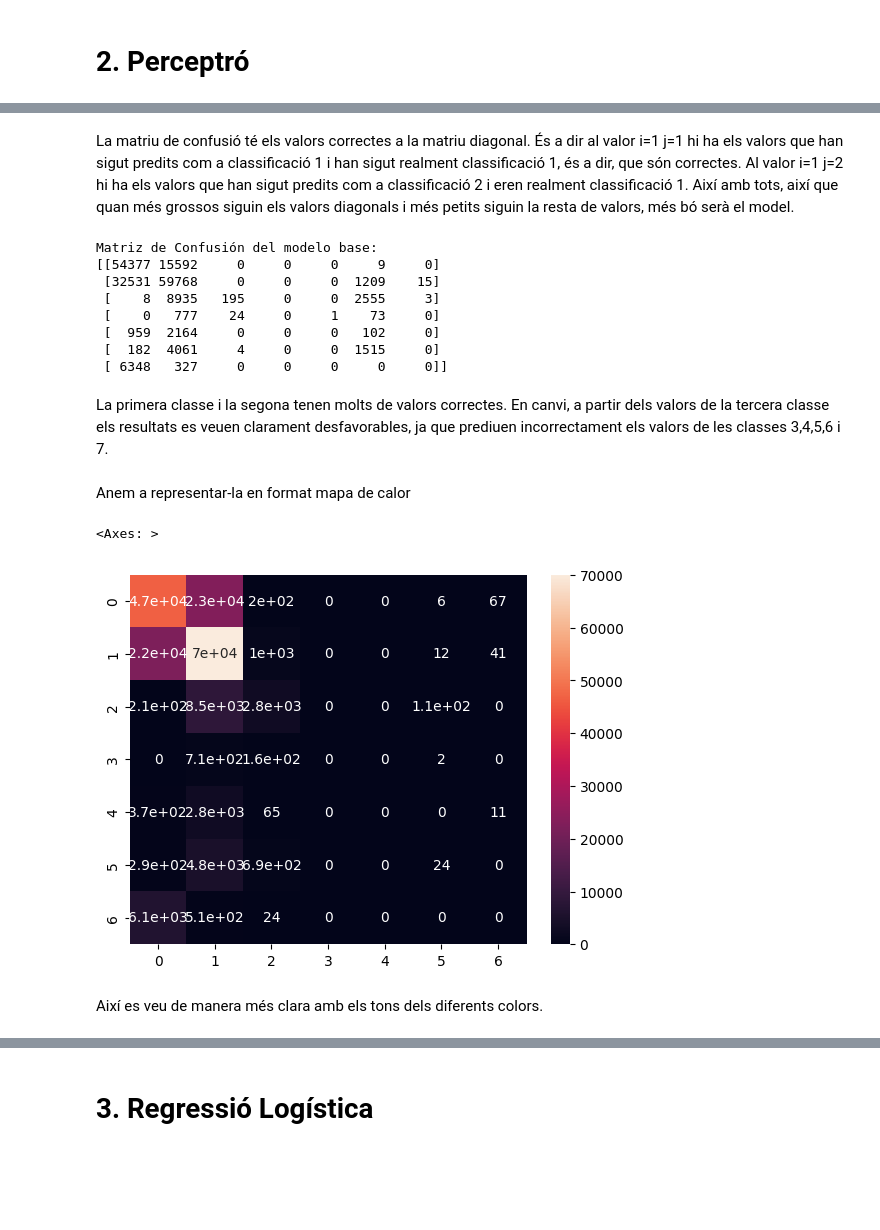
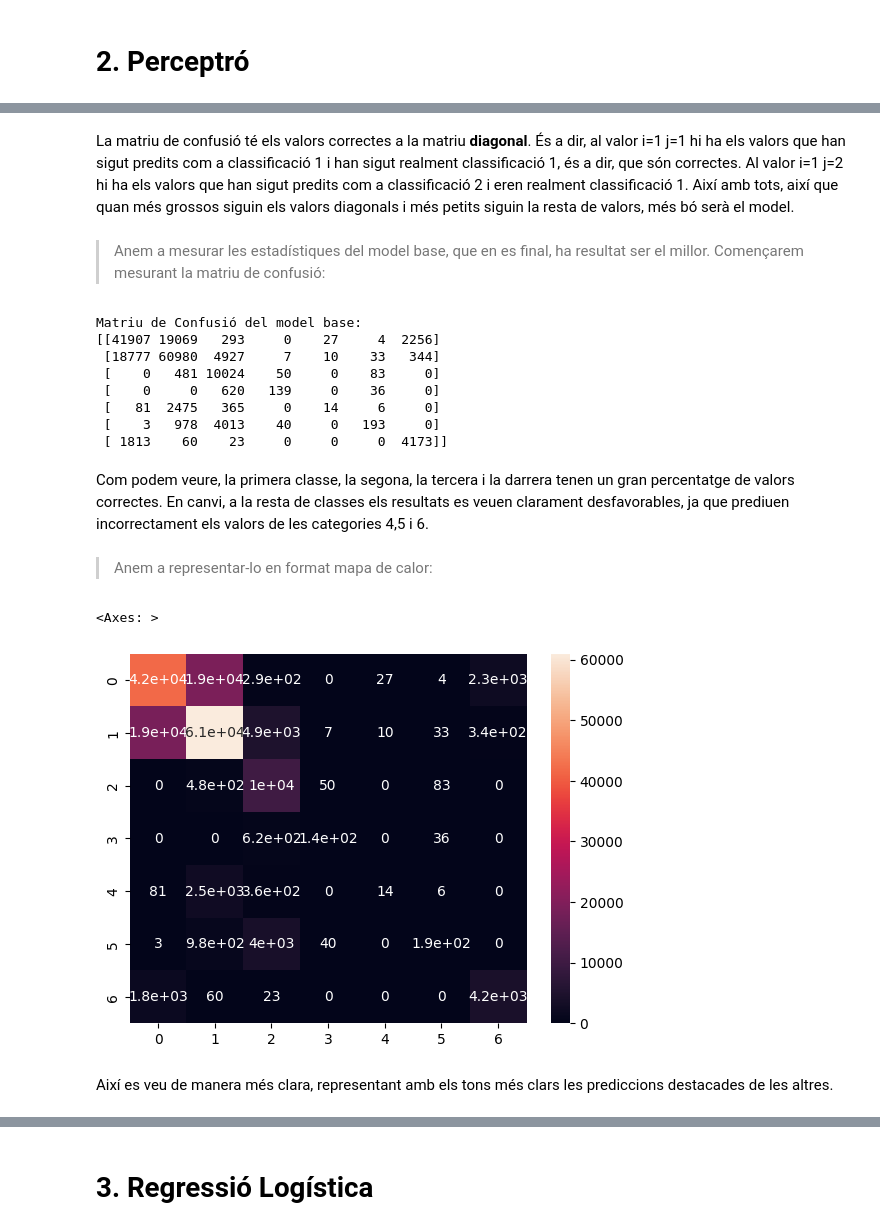
Before and after one commit to Ti-trit/Practicas_IA, a Jupyter notebook: Practica3-IA/practica3.ipynb, the cells around one changed output, grey strips where cells are left out. Saved outputs shown, nothing was run; the diff lists cells and outputs as text; code cells hidden in the pictures; blank space fills up the shorter version.

```diff
--- a/Practica3-IA/practica3.ipynb
+++ b/Practica3-IA/practica3.ipynb
@@ -241,3 +355,3 @@ Hem de dividir el conjunt de dades en entrenament i prova. Utilitzaré un percen
 # %%
-X_train, X_test, y_train, y_test = train_test_split(X, y, test_size=0.33, random_state=42)
+X_train, X_test, y_train, y_test = train_test_split(X_escalat, y_escalat, test_size=0.3, random_state=42)
 # %% [markdown]
@@ -261,0 +387,14 @@ Aquest utilitza l'alpha de 1e-4. Nosaltres havíem tret un alpha de 1e-5 amb els
+# %%
+param_perc = {
+    'penalty': ['l2','elasticnet', None],
+}
+
+grid_search = GridSearchCV(
+    Perceptron(random_state=42),
+    param_grid=param_perc,
+    cv=5,
+    scoring='accuracy',
+    n_jobs=-1
+)
+
+grid_search.fit(X_train,y_train)
@@ -277,0 +427,8 @@ Precisión del modelo base: 0.6042
+# %%
+perceptron = Perceptron(random_state=42)
+perceptron.fit(X_train, y_train)
+
+y_pred_base = perceptron.predict(X_test)
+
+accuracy_base = accuracy_score(y_test, y_pred_base)
+print(f"Exactitud del model base del perceptró: {accuracy_base:.4f}")
@@ -282,26 +441,28 @@ Ja que hem obtingut una precisió baixa, anam a utilizar la matriu de confusió
 # %% [markdown]
-La matriu de confusió té els valors correctes a la matriu diagonal. És a dir al valor i=1 j=1 hi ha els valors que han sigut predits com a classificació 1 i han sigut realment classificació 1, és a dir, que són correctes. Al valor i=1 j=2 hi ha els valors que han sigut predits com a classificació 2 i eren realment classificació 1. Així amb tots, així que quan més grossos siguin els valors diagonals i més petits siguin la resta de valors, més bó serà el model.
+La matriu de confusió té els valors correctes a la matriu **diagonal**. És a dir, al valor i=1 j=1 hi ha els valors que han sigut predits com a classificació 1 i han sigut realment classificació 1, és a dir, que són correctes. Al valor i=1 j=2 hi ha els valors que han sigut predits com a classificació 2 i eren realment classificació 1. Així amb tots, així que quan més grossos siguin els valors diagonals i més petits siguin la resta de valors, més bó serà el model.
+# %% [markdown]
+>Anem a mesurar les estadístiques del model base, que en es final, ha resultat ser el millor. Començarem mesurant la matriu de confusió:
 # %%
-conf_perc = confusion_matrix(y_test, y_pred)
-print("Matriz de Confusión del modelo base:")
-print(conf_perc)
+conf_base = confusion_matrix(y_test, y_pred_base)
+print("Matriu de Confusió del model base:")
+print(conf_base)
 # %% [output]
-Matriz de Confusión del modelo base:
-[[54377 15592     0     0     0     9     0]
- [32531 59768     0     0     0  1209    15]
- [    8  8935   195     0     0  2555     3]
- [    0   777    24     0     1    73     0]
- [  959  2164     0     0     0   102     0]
- [  182  4061     4     0     0  1515     0]
- [ 6348   327     0     0     0     0     0]]
+Matriu de Confusió del model base:
+[[41907 19069   293     0    27     4  2256]
+ [18777 60980  4927     7    10    33   344]
+ [    0   481 10024    50     0    83     0]
+ [    0     0   620   139     0    36     0]
+ [   81  2475   365     0    14     6     0]
+ [    3   978  4013    40     0   193     0]
+ [ 1813    60    23     0     0     0  4173]]
 # %% [markdown]
-La primera classe i la segona tenen molts de valors correctes. En canvi, a partir dels valors de la tercera classe els resultats es veuen clarament desfavorables, ja que prediuen incorrectament els valors de les classes 3,4,5,6 i 7.
+Com podem veure, la primera classe, la segona, la tercera i la darrera tenen un gran percentatge de valors correctes. En canvi, a la resta de classes els resultats es veuen clarament desfavorables, ja que prediuen incorrectament els valors de les categories 4,5 i 6.
 # %% [markdown]
-Anem a representar-la en format mapa de calor
+>Anem a representar-lo en format mapa de calor:
 # %%
-sns.heatmap(conf_perc, annot=True)
+sns.heatmap(conf_base, annot=True)
 # %% [output]
 <Axes: >
-[figure, old version]
+[figure, new version]
 # %% [markdown]
-Així es veu de manera més clara amb els tons dels diferents colors.
+Així es veu de manera més clara, representant amb els tons més clars les prediccions destacades de les altres.
```
Also changed, not shown: parts of 219 cells of this notebook, 1 other file.
